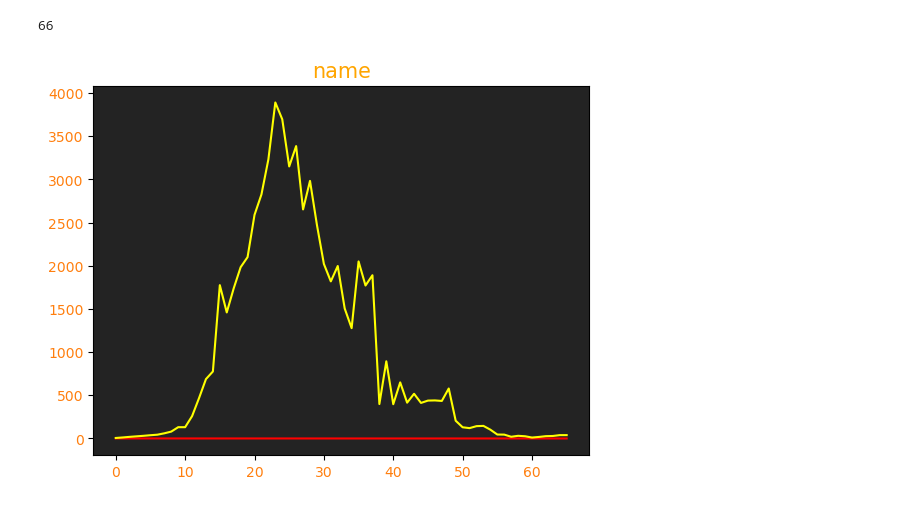
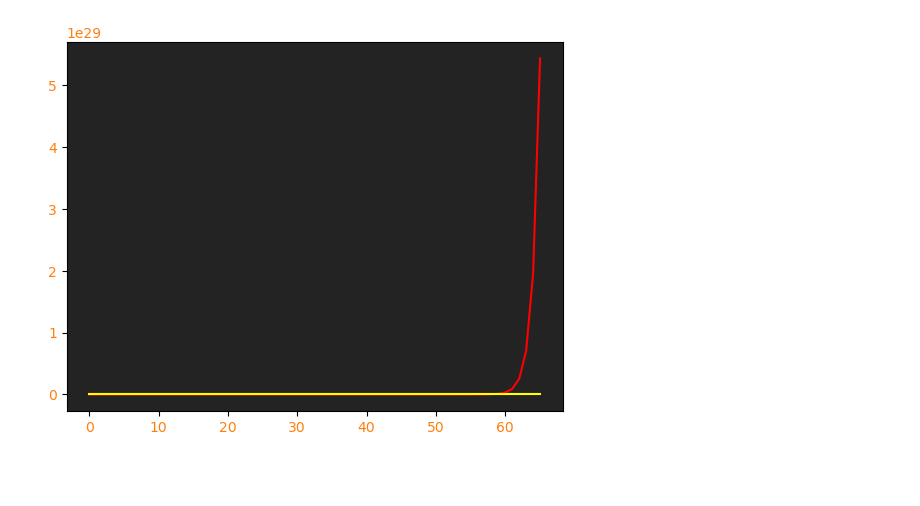
Before and after one commit to ItyTell/course_work, a Jupyter notebook: code/Untitled.ipynb, the cells around one changed output. Drawn from its saved outputs; the diff is of its cells as text; code cells hidden in the pictures; blank space fills up the shorter version.

```diff
--- a/code/Untitled.ipynb
+++ b/code/Untitled.ipynb
@@ -6,7 +6,7 @@ import pandas as pd
 from datetime import datetime
 # %%
 T = 66
-dt = 0.001
+dt = 0.0001
 S = np.zeros(int(T / dt))
 E = np.zeros(int(T / dt))
 I = np.zeros(int(T / dt))
@@ -99,17 +79,13 @@ for i in I[::int(1/dt)]:
-# %%
-len(I[::int(1/dt)])
-# %% [output]
-66
 # %%
-def plotting_2(x, y, name):
+def plotting_2(x, y):
     fig, ax = plt.subplots()
-    plt.title(name, color = 'Orange', fontsize=15)
     ax.set_facecolor('#232323')
     ax.plot(x, color = 'red')
     ax.plot(y, color = 'yellow')
     ax.tick_params(labelcolor='tab:orange')
     plt.show()
 # %%
-plotting_2(I[::int(1/dt)], LC, "name")
+last = 66
+plotting_2(I[:int(last / dt):int(1/dt)], LC[:last:])
 # %% [output]
-[figure, old version]
+[figure, new version]
```
Also changed, not shown: parts of 5 cells of this notebook.
